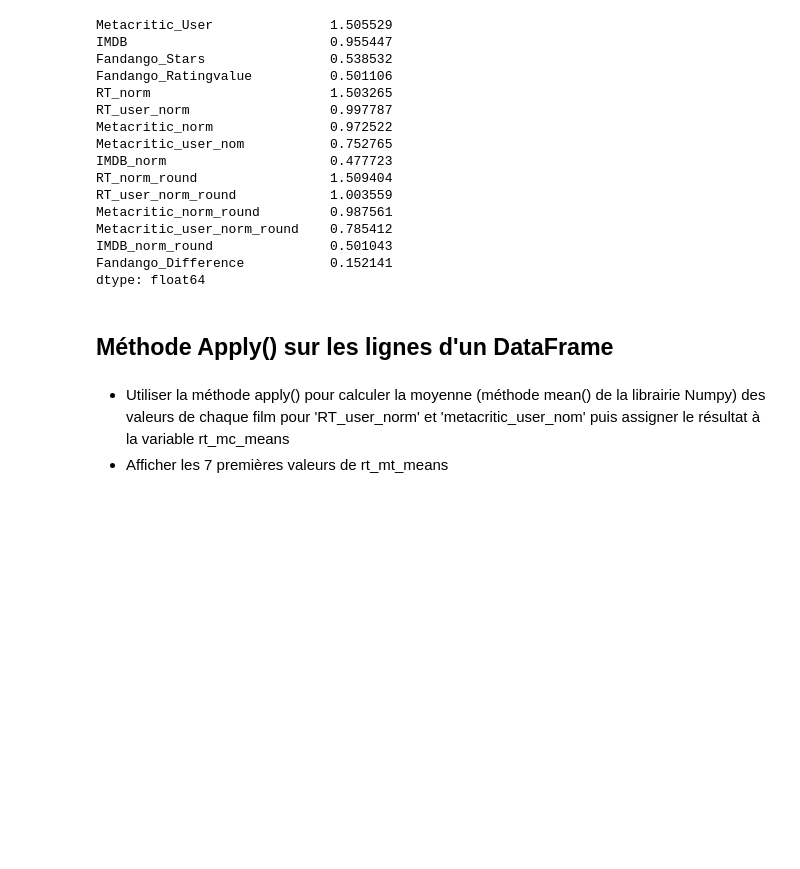
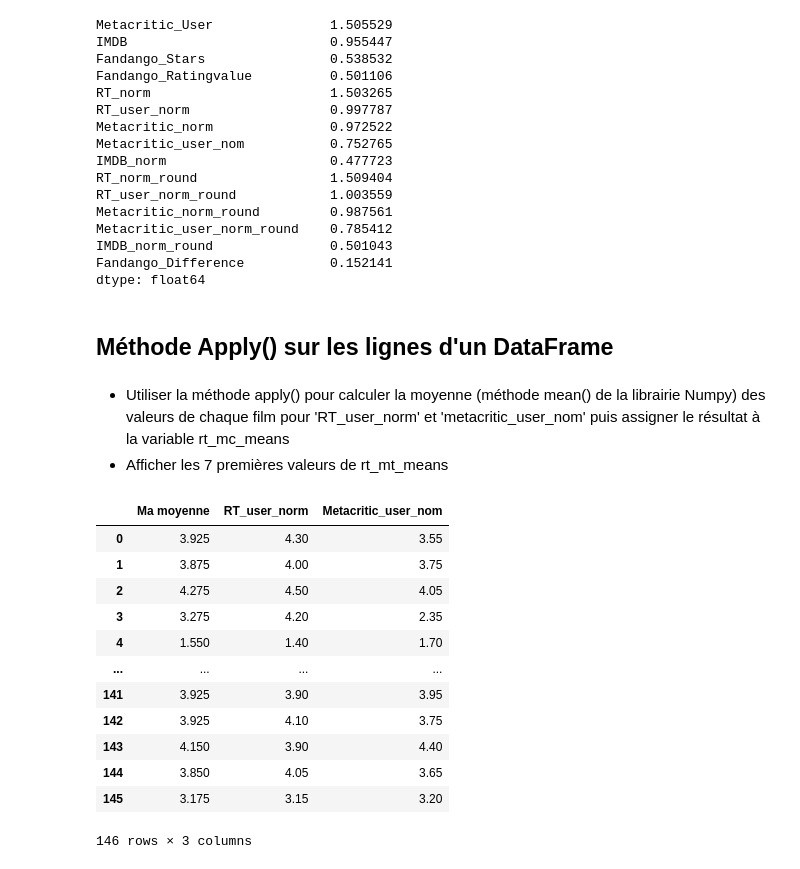
Before and after one commit to louiskuhn/IA-P2-Euskadi, a Jupyter notebook: Python/1. Analyse de données/Les objets DataFrames Pandas.ipynb, the cells around one changed output. Saved outputs shown, nothing was run; the diff lists cells and outputs as text; code cells hidden in the pictures; blank space fills up the shorter version.

```diff
--- a/Python/1. Analyse de données/Les objets DataFrames Pandas.ipynb
+++ b/Python/1. Analyse de données/Les objets DataFrames Pandas.ipynb
@@ -231,3 +231,21 @@ dtype: float64
 # %% [markdown]
 - Utiliser la méthode apply() pour calculer la moyenne (méthode mean() de la librairie Numpy) des valeurs de chaque film pour 'RT_user_norm' et 'metacritic_user_nom' puis assigner le résultat à la variable rt_mc_means
 - Afficher les 7 premières valeurs de rt_mt_means
+# %%
+float_df["Ma moyenne"] = float_df[['RT_user_norm', 'Metacritic_user_nom']].apply(np.mean, axis = 1)
+# %%
+float_df[["Ma moyenne", 'RT_user_norm', 'Metacritic_user_nom']]
+# %% [output]
+|  | Ma moyenne | RT_user_norm | Metacritic_user_nom |
+| 0 | 3.925 | 4.30 | 3.55 |
+| 1 | 3.875 | 4.00 | 3.75 |
+| 2 | 4.275 | 4.50 | 4.05 |
+| 3 | 3.275 | 4.20 | 2.35 |
+| 4 | 1.550 | 1.40 | 1.70 |
+| ... | ... | ... | ... |
+| 141 | 3.925 | 3.90 | 3.95 |
+| 142 | 3.925 | 4.10 | 3.75 |
+| 143 | 4.150 | 3.90 | 4.40 |
+| 144 | 3.850 | 4.05 | 3.65 |
+| 145 | 3.175 | 3.15 | 3.20 |
+146 rows × 3 columns
```
Also changed, not shown: 1 other file.
